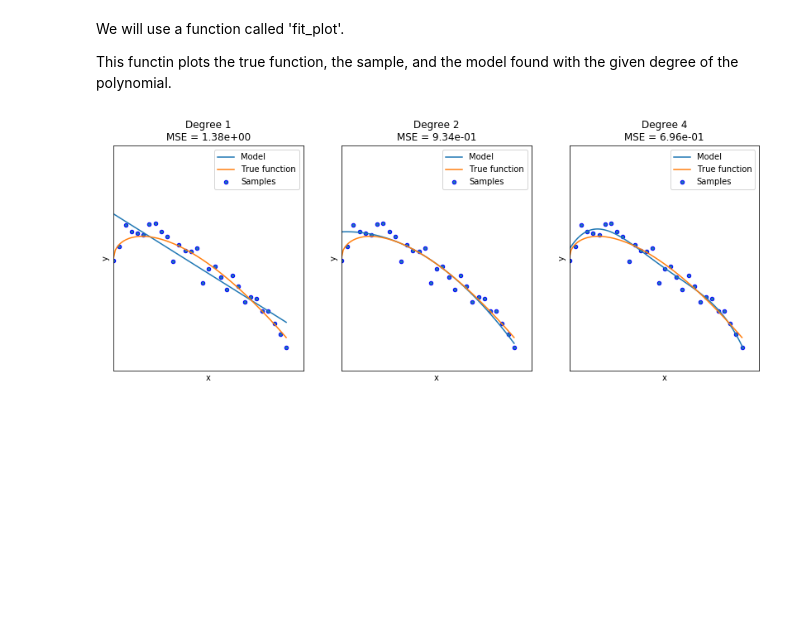
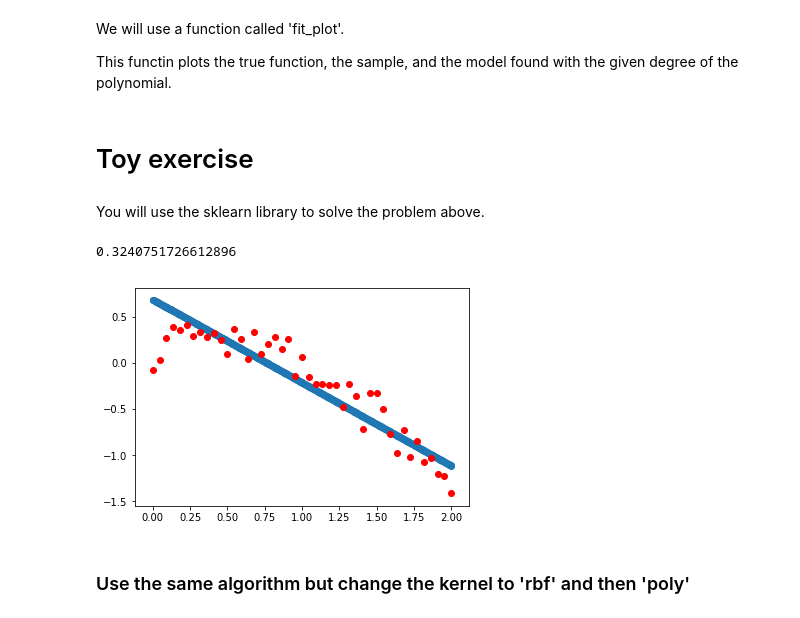
Before and after one commit to Reynolds534/IASS_18_ML, a Jupyter notebook: JUPYTER/Supervised/Regression/Regression.ipynb, the cells around one changed output. Cells and saved outputs as stored; diff of their text form; code cells hidden in the pictures; blank space fills up the shorter version.

```diff
--- a/JUPYTER/Supervised/Regression/Regression.ipynb
+++ b/JUPYTER/Supervised/Regression/Regression.ipynb
@@ -38,7 +38,7 @@ plt.scatter(X, Y)
 We will use a function called 'fit_plot'.
 
 This functin plots the true function, the sample, and the model found with the given degree of the polynomial.
-# %%
-fit_plot(X, Y, true_fun, [1,2,4])
-# %% [output]
-[figure, removed]
+# %% [markdown]
+# Toy exercise
+# %% [markdown]
+You will use the sklearn library to solve the problem above.
@@ -44,0 +50,29 @@ fit_plot(X, Y, true_fun, [1,2,4])
+# %%
+X = X0.reshape(-1,1)
+# step 1: Define the regressor
+clf = SVR(kernel='linear')
+
+# step 2: Divide your dataset into train and test
+X_train, X_test, y_train, y_test = train_test_split(X, y)
+
+# step 3: fit the model
+clf.fit(X_train, y_train)
+
+# step 4: test the model
+clf.score(X_test, y_test)
+# %% [output]
+0.3240751726612896
+# %%
+# plot the points and the found function
+
+XX = np.linspace(0, 2, 500).reshape(-1,1)
+yy = clf.predict(XX)
+
+plt.figure()
+plt.scatter(XX, yy)
+plt.scatter(X, y, c='r', label='data')
+plt.show()
+# %% [output]
+[figure, added]
+# %% [markdown]
+### Use the same algorithm but change the kernel to 'rbf' and then 'poly'
```
Also changed, not shown: parts of 6 cells of this notebook, 7 other files.
